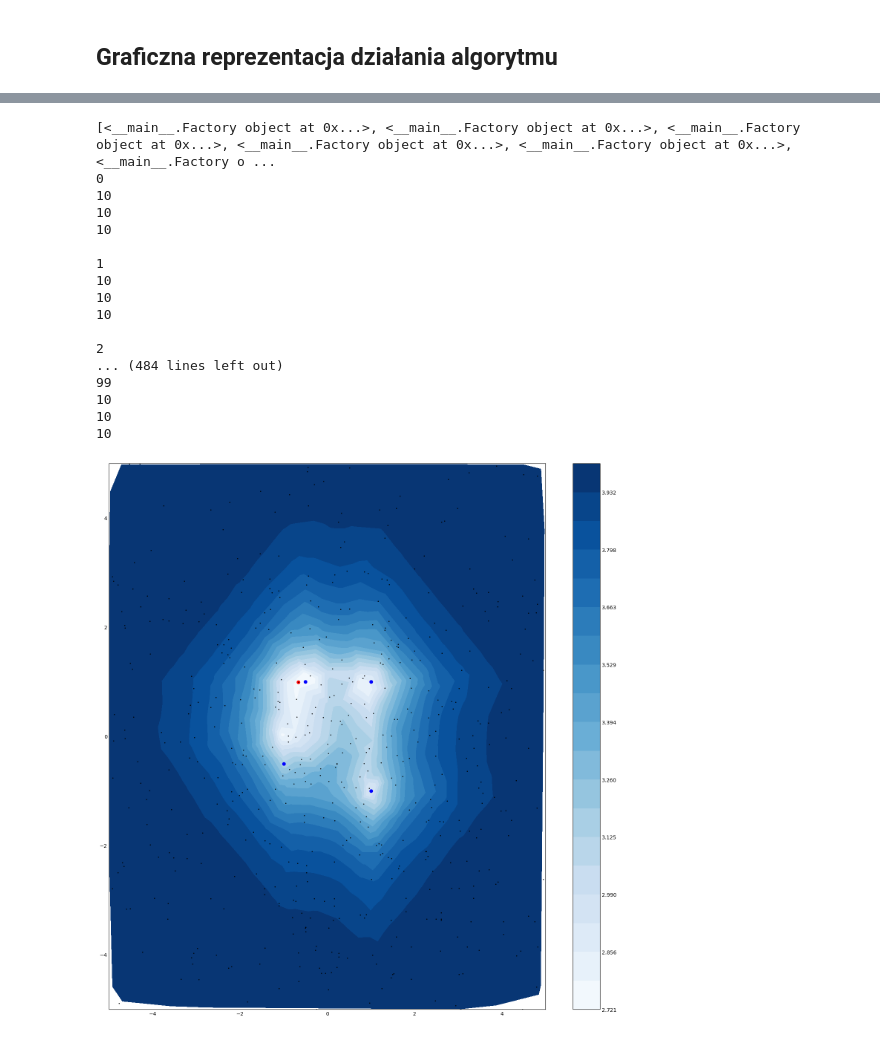
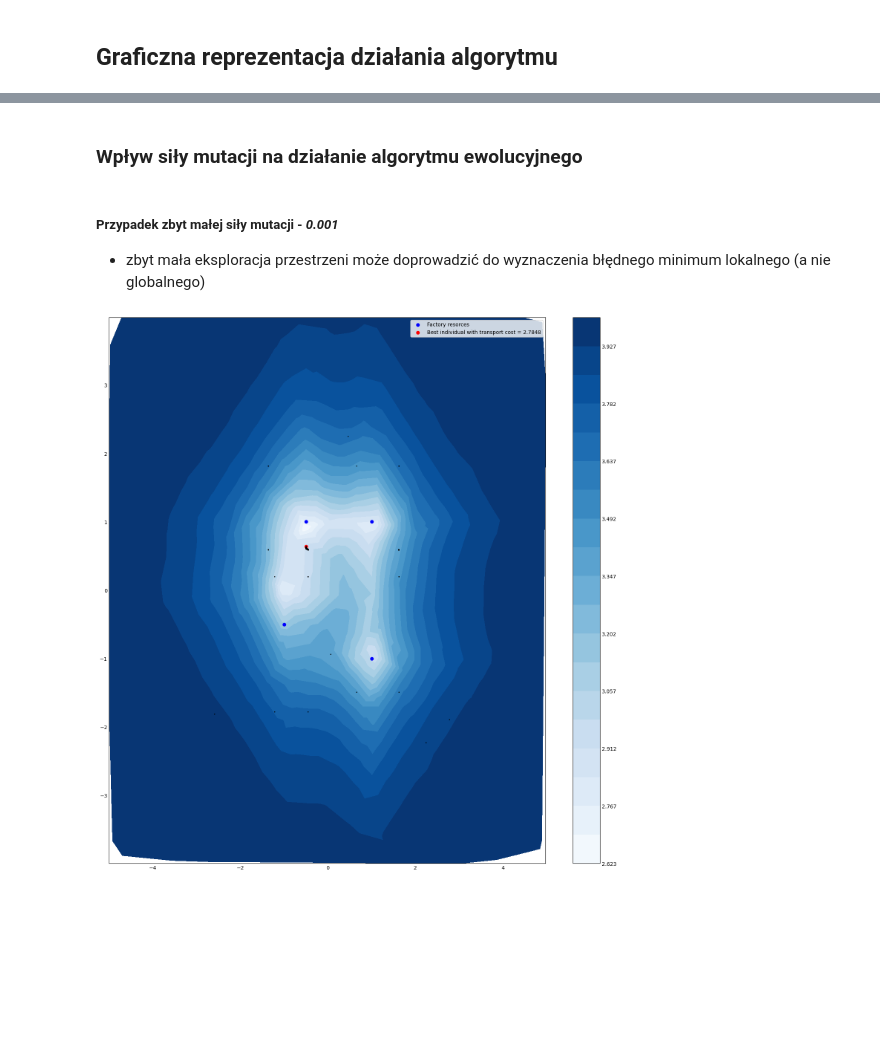
Before and after one commit to goshakowska/AI_evolutionary_algorithm, a Jupyter notebook: WSI_LAB_2.ipynb, the cells around one changed output, grey strips where cells are left out. Saved outputs shown, nothing was run; the diff lists cells and outputs as text; code cells hidden in the pictures; blank space fills up the shorter version.

```diff
--- a/WSI_LAB_2.ipynb
+++ b/WSI_LAB_2.ipynb
@@ -569,58 +568,9 @@ plt.show()
-# %%
-resources = [FactoryResource(1, [1, 1], 20), FactoryResource(2, [-0.5, 1], 10), FactoryResource(3, [-1, -0,5], 5), FactoryResource(4, [1, -1], 10)]
-
-algorithm = EvolutionaryAlgorithm(resources, 10, generate_population, -1, 1)
-print(algorithm.get_current_population())
-analysed_generations, best_individual = algorithm.evolutionary_algorithm(factory_fitness_function, 3, 0.3, 100)
-
-import matplotlib.pyplot as plt
-import numpy as np
-plt.style.use('_mpl-gallery-nogrid')
-plt.rcParams["figure.figsize"] = (15, 15)
-#####################################################################################################################
-# resources_coord = [[1, -0.5, -1, 1],[1, 1, -0,5, -1]]
-x_coordinates, y_coordinates = extract_coordinates_data(analysed_generations)
-
-
-np.random.seed(1)
-x_values = np.random.uniform(-5, 5, 1000)
-y_values = np.random.uniform(-5, 5, 1000)
-coordinates_in_graph = [[x, y] for x, y in zip(x_values, y_values)]
-z_values = np.array(graph_factory_fitness_function(coordinates_in_graph, resources))
-
-levels = np.linspace(z_values.min(), z_values.max(), 20)
-fig, ax = plt.subplots()
-
-# ax.plot(x_values, y_values, 'o', markersize=2, color='grey')
-# plt.xlabel('X axis', fontsize=10)
-# plt.ylabel('Y axis', fontsize=10)
-ax.plot(x_coordinates, y_coordinates, 'o', markersize=1, color='k')
-graph = ax.tricontourf(x_values, y_values, z_values, levels=levels)
-fig.colorbar(graph)
-ax.scatter([1, -0.5, -1, 1], [1, 1, -0.5, -1], color='b')
-ax.scatter(best_individual.get_coordinates()[0], best_individual.get_coordinates()[1], color='r')
-ax.set_xlim(-5, 5)
-ax.set_ylim(-5, 5)
-
-
-
-plt.show()
-# %% [output]
-[<__main__.Factory object at 0x...>, <__main__.Factory object at 0x...>, <__main__.Factory object at 0x...>, <__main__.Factory object at 0x...>, <__main__.Factory object at 0x...>, <__main__.Factory o ...
-0
-10
-10
-10
-
-1
-10
-10
-10
-
-2
-... (484 lines left out)
-99
-10
-10
-10
-[figure, removed]
+# %% [markdown]
+### Wpływ siły mutacji na działanie algorytmu ewolucyjnego
+# %% [markdown]
+##### Przypadek zbyt małej siły mutacji - *0.001*
+- zbyt mała eksploracja przestrzeni może doprowadzić do wyznaczenia błędnego minimum lokalnego (a nie globalnego)
+# %%
+generate_graph_with_parameters(0.001, 0.5, 10, 100)
+# %% [output]
+[figure, added]
```
Also changed, not shown: parts of 41 cells of this notebook.
